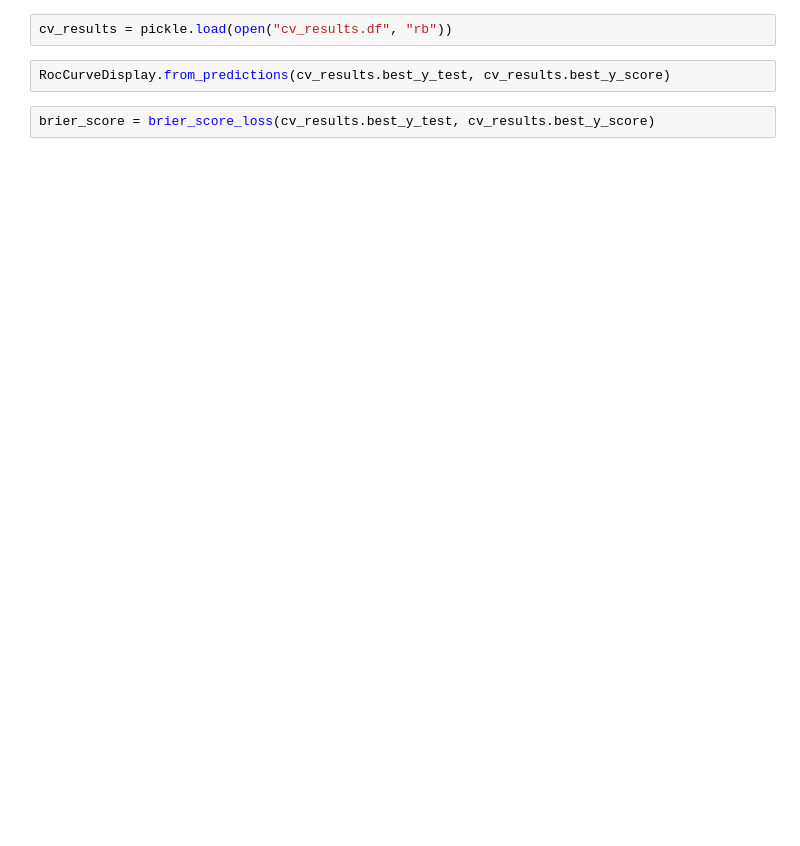
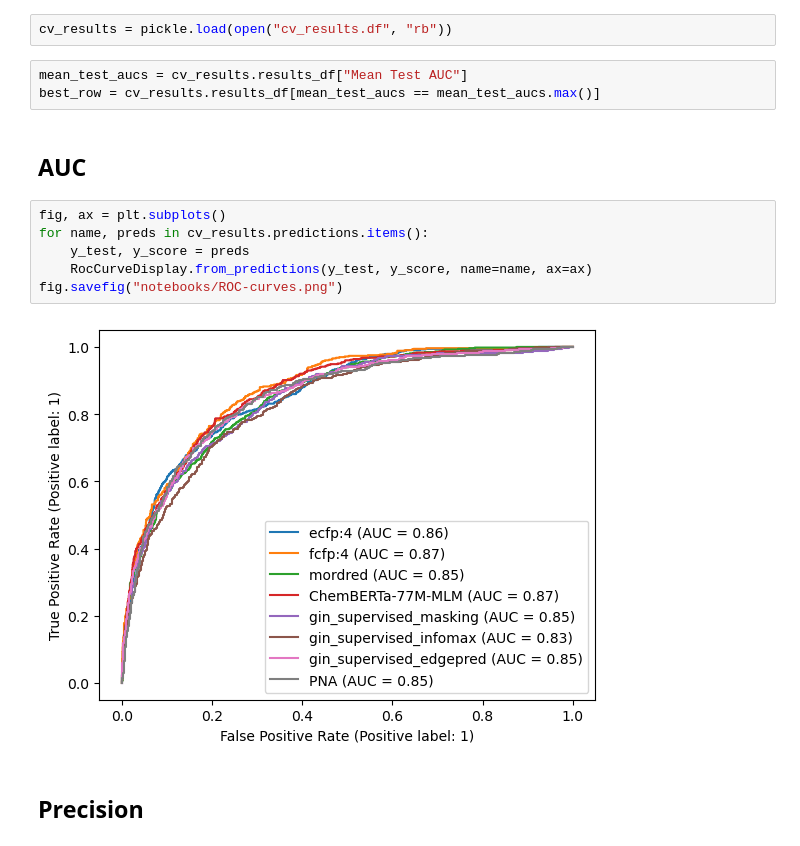
Before and after one commit to biarne-a/valence-potency-egfr, a Jupyter notebook: notebooks/final_experiments_run.ipynb, the cells around one changed output. Cells and saved outputs as stored; diff of their text form; blank space fills up the shorter version.

```diff
--- a/notebooks/final_experiments_run.ipynb
+++ b/notebooks/final_experiments_run.ipynb
@@ -37,6 +40,17 @@ KeyboardInterrupt:
 # %%
 cv_results = pickle.load(open("cv_results.df", "rb"))
+# %%
+mean_test_aucs = cv_results.results_df["Mean Test AUC"]
+best_row = cv_results.results_df[mean_test_aucs == mean_test_aucs.max()]
+# %% [markdown]
+## AUC
 # %%
-RocCurveDisplay.from_predictions(cv_results.best_y_test, cv_results.best_y_score)
+fig, ax = plt.subplots()
+for name, preds in cv_results.predictions.items():
+    y_test, y_score = preds
+    RocCurveDisplay.from_predictions(y_test, y_score, name=name, ax=ax)
+fig.savefig("notebooks/ROC-curves.png")
+# %% [output]
+[figure, added]
-# %%
-brier_score = brier_score_loss(cv_results.best_y_test, cv_results.best_y_score)
+# %% [markdown]
+## Precision
```
Also changed, not shown: parts of 14 cells of this notebook, 5 other files.
